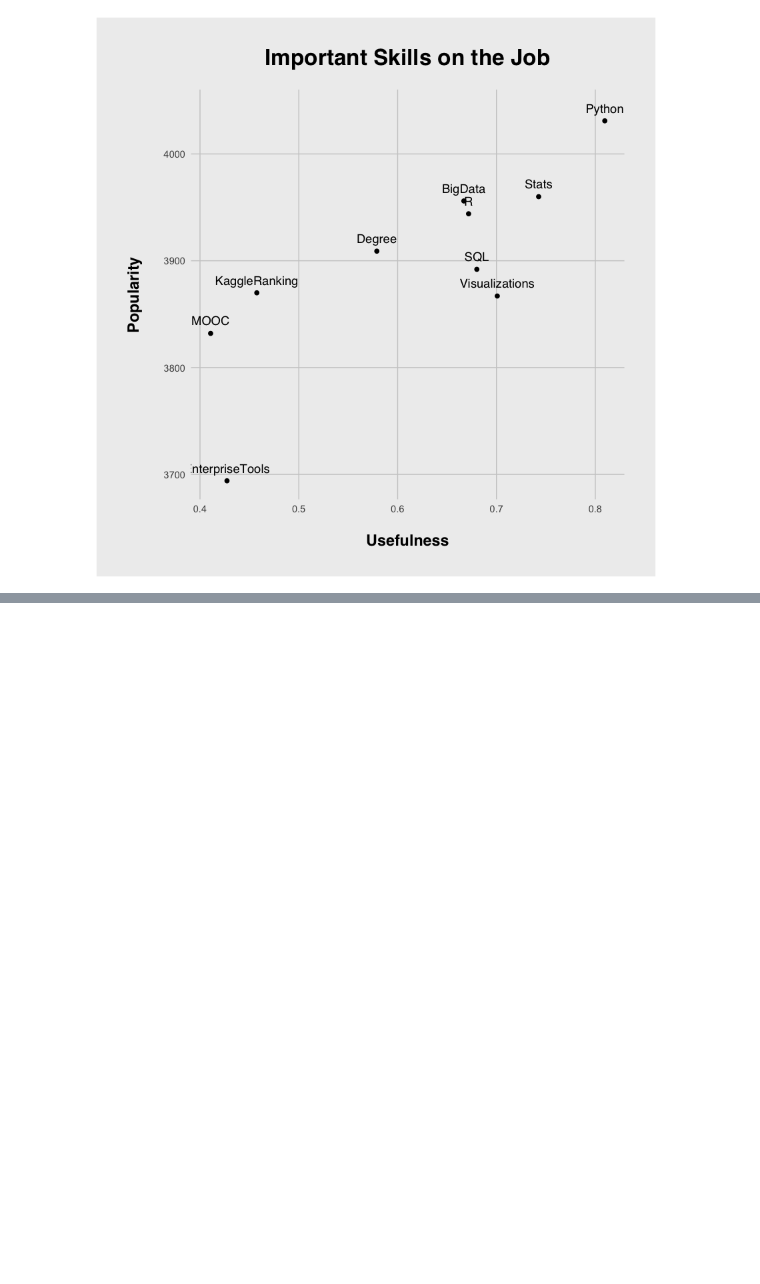
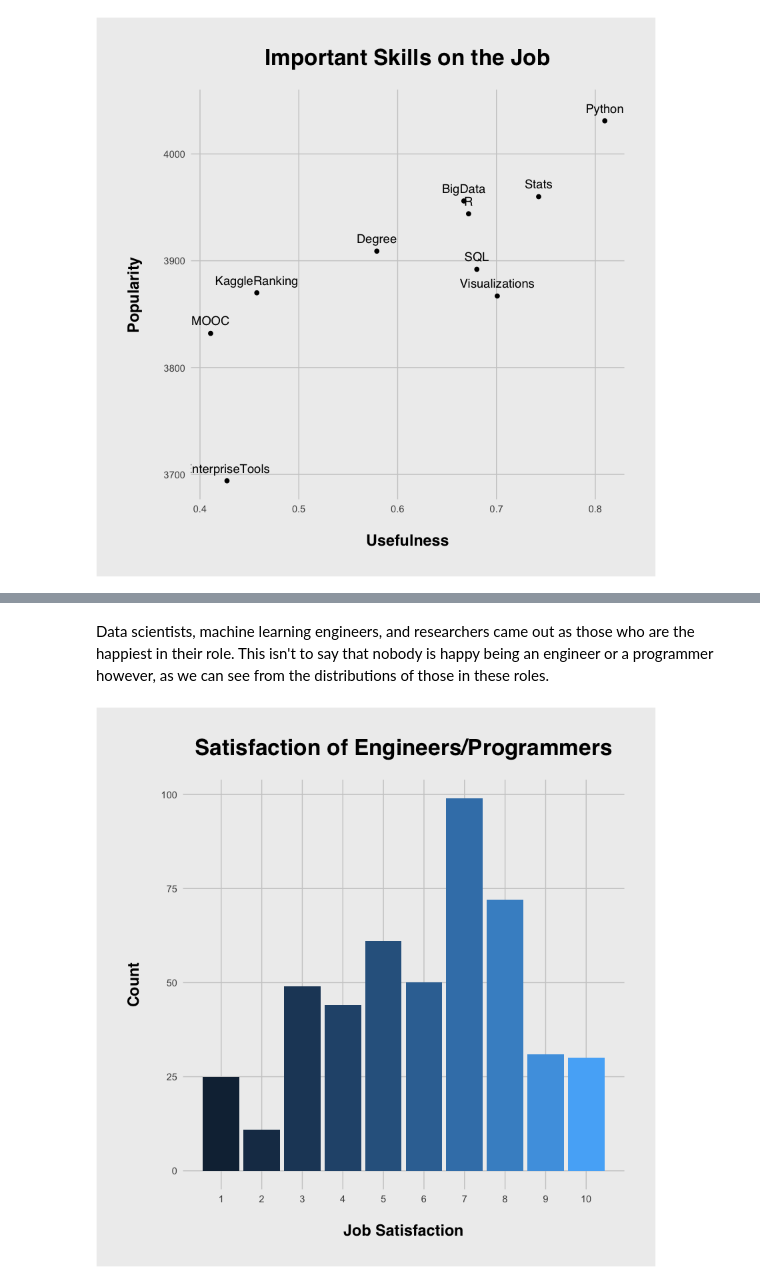
Before and after one commit to jackcook/kaggle-survey, a Jupyter notebook: analysis.ipynb, the cells around one changed output, grey strips where cells are left out. Saved outputs shown, nothing was run; the diff lists cells and outputs as text; code cells hidden in the pictures; blank space fills up the shorter version.

```diff
--- a/analysis.ipynb
+++ b/analysis.ipynb
@@ -365,0 +371,18 @@ Warning message in mean.default(JobSatisfaction, na.rm = TRUE):
+# %% [markdown]
+Data scientists, machine learning engineers, and researchers came out as those who are the happiest in their role. This isn't to say that nobody is happy being an engineer or a programmer however, as we can see from the distributions of those in these roles.
+# %%
+low_titles <- c("Programmer", "DBA/Database Engineer", "Engineer")
+
+results %>%
+    filter(match(CurrentJobTitleSelect, low_titles) != -1, !is.na(JobSatisfaction)) %>%
+    group_by(JobSatisfaction) %>%
+    count() %>%
+    ggplot(aes(x = JobSatisfaction, y = n, fill = JobSatisfaction)) +
+    ggtitle("Satisfaction of Engineers/Programmers") +
+    labs(x = "Job Satisfaction", y = "Count") +
+    geom_bar(stat = "identity") +
+    scale_x_continuous(breaks = 1:10) +
+    jack_theme +
+    theme(legend.position = "none")
+# %% [output]
+[figure, added]
```
Also changed, not shown: parts of 25 cells of this notebook.
